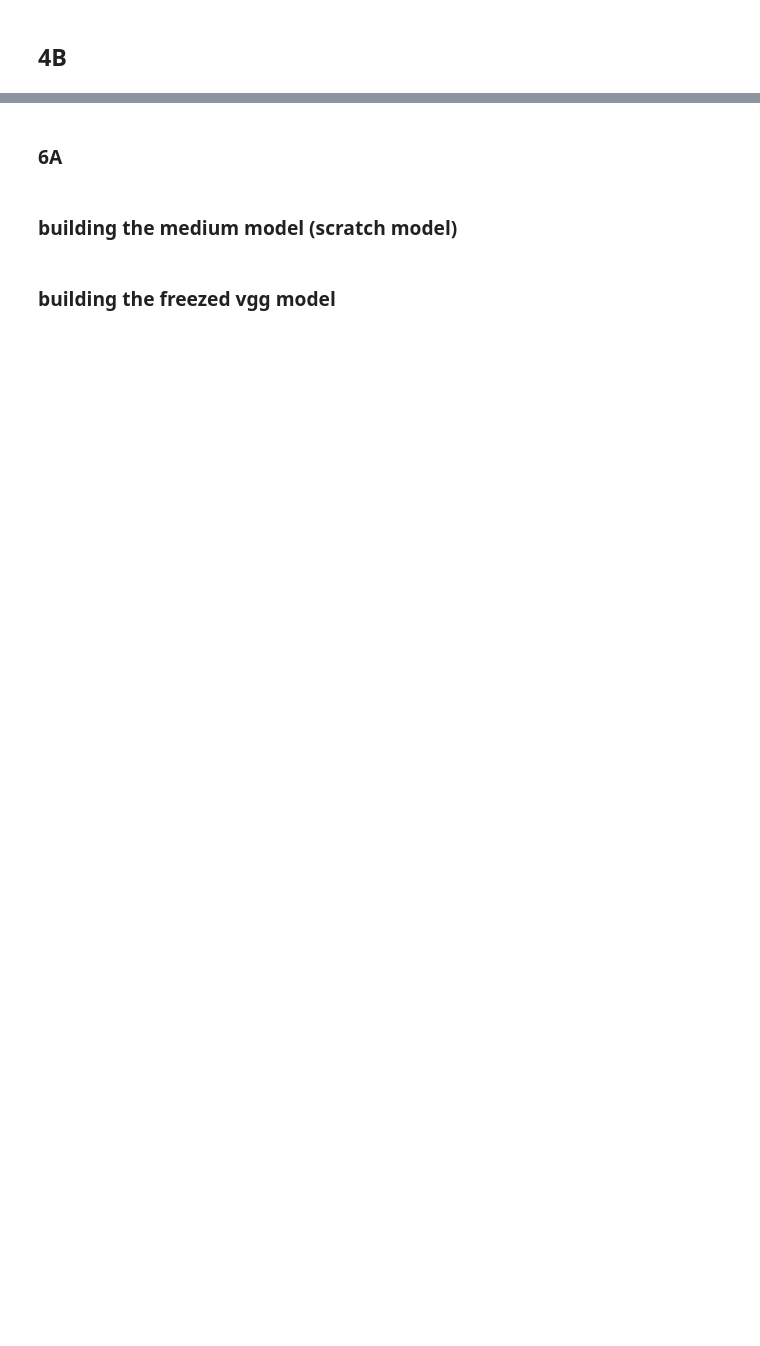
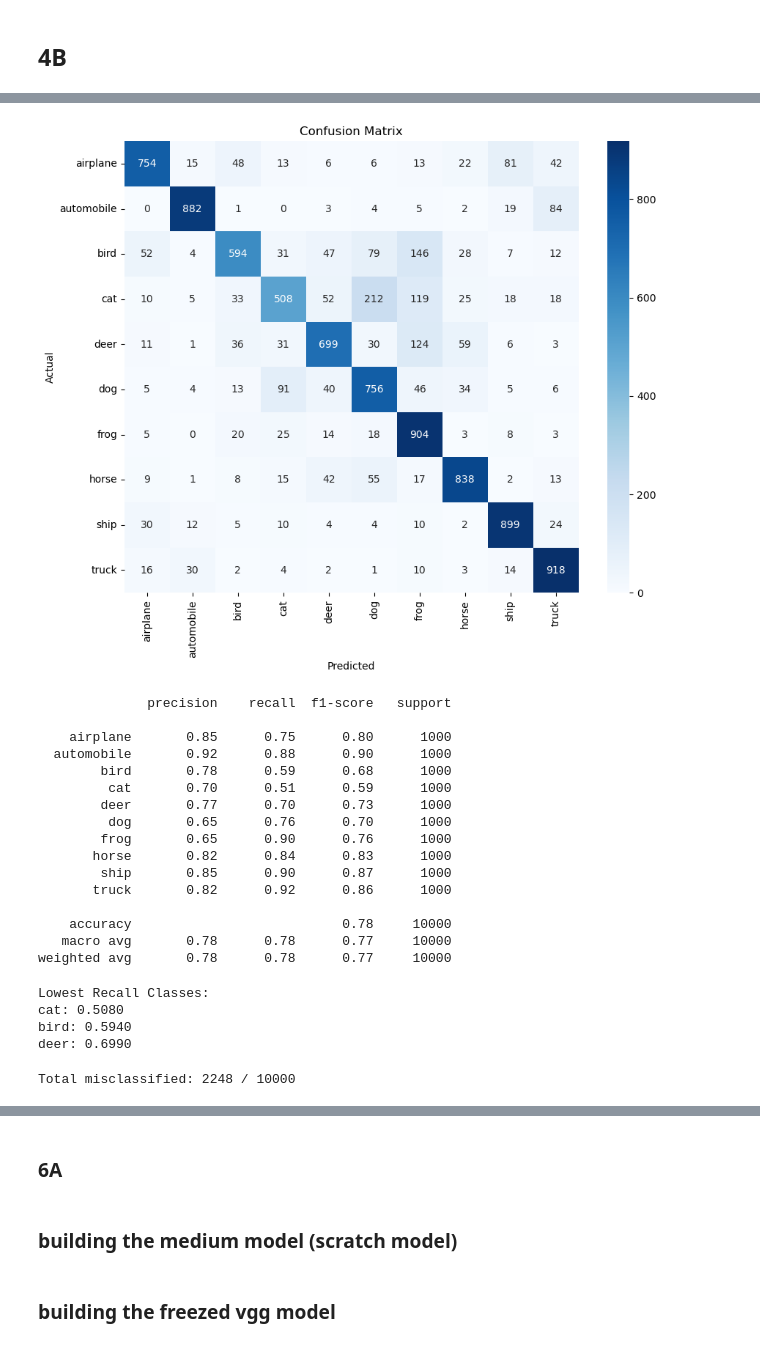
Before and after one commit to moaaz-mohamedd/CNN-Architecture, a Jupyter notebook: CNN_Architecture2.ipynb, the cells around one changed output, grey strips where cells are left out. Drawn from its saved outputs; the diff is of its cells as text; code cells hidden in the pictures; blank space fills up the shorter version.

Commit message:
trasfer learning and model comparison and analysis

```diff
--- a/CNN_Architecture2.ipynb
+++ b/CNN_Architecture2.ipynb
@@ -984,0 +1037,13 @@ plot_curves(
+# %%
+y_pred = np.argmax(best_model.predict(x_test_B), axis=1)
+cm = confusion_matrix(y_test, y_pred)
+plt.figure(figsize=(10, 8))
+sns.heatmap(cm, annot=True, fmt='d', cmap='Blues',
+xticklabels=CLASS_NAMES, yticklabels=CLASS_NAMES)
+plt.xlabel('Predicted')
+plt.ylabel('Actual')
+plt.title('Confusion Matrix')
+plt.show()
+report = classification_report(y_test, y_pred, target_names=CLASS_NAMES, output_dict=False)
+print(report)
+# %% [output]
@@ -984,0 +1051,51 @@ plot_curves(
+[figure, added]
+              precision    recall  f1-score   support
+
+    airplane       0.85      0.75      0.80      1000
+  automobile       0.92      0.88      0.90      1000
+        bird       0.78      0.59      0.68      1000
+         cat       0.70      0.51      0.59      1000
+        deer       0.77      0.70      0.73      1000
+         dog       0.65      0.76      0.70      1000
+        frog       0.65      0.90      0.76      1000
+       horse       0.82      0.84      0.83      1000
+        ship       0.85      0.90      0.87      1000
+       truck       0.82      0.92      0.86      1000
+
+    accuracy                           0.78     10000
+   macro avg       0.78      0.78      0.77     10000
+weighted avg       0.78      0.78      0.77     10000
+# %%
+recall_scores = {}
+recall_scores_dupe = {}
+for i in range(10):
+    recall = cm[i][i] / np.sum(cm[i]) if np.sum(cm[i]) > 0 else 0
+    recall_scores[CLASS_NAMES[i]] = recall
+    recall_scores_dupe[i] = recall
+recall_scores = dict(sorted(recall_scores.items(), key=lambda item: item[1], reverse=False))
+recall_scores_dupe = dict(sorted(recall_scores_dupe.items(), key=lambda item: item[1], reverse=False))
+lowest_recall = list(recall_scores.items())[:3]
+lowest_recall_dupe = list(recall_scores_dupe.items())[:3]
+print("Lowest Recall Classes:")
+for cls, score in lowest_recall:
+    print(f"{cls}: {score:.4f}")
+# %% [output]
+Lowest Recall Classes:
+cat: 0.5080
+bird: 0.5940
+deer: 0.6990
+# %%
+misclassified_idx = np.where(y_pred != y_test.flatten())[0]
+print(f"Total misclassified: {len(misclassified_idx)} / {len(y_test)}")
+def show_misclassified(true_class, n=5):
+    idx = [i for i in misclassified_idx if y_test[i] == true_class][:n]
+    fig, axes = plt.subplots(1, n, figsize=(15, 3))
+    for ax, i in zip(axes, idx):
+        ax.imshow(x_test[i].astype('uint8'))
+        ax.set_title(f"True: {CLASS_NAMES[y_test[i][0]]}\nPred:{CLASS_NAMES[y_pred[i]]}")
+        ax.axis('off')
+    plt.suptitle(f"Misclassified '{CLASS_NAMES[true_class]}'")
+    plt.tight_layout()
+    plt.show()
+# %% [output]
+Total misclassified: 2248 / 10000
```
Also changed, not shown: parts of 49 cells of this notebook.
